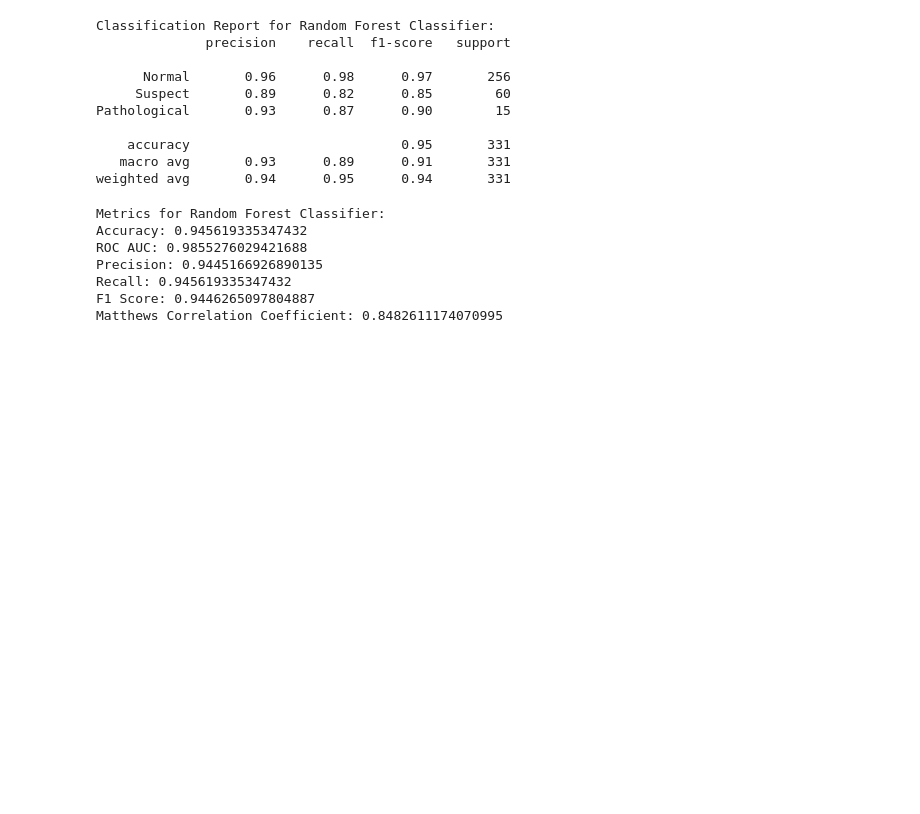
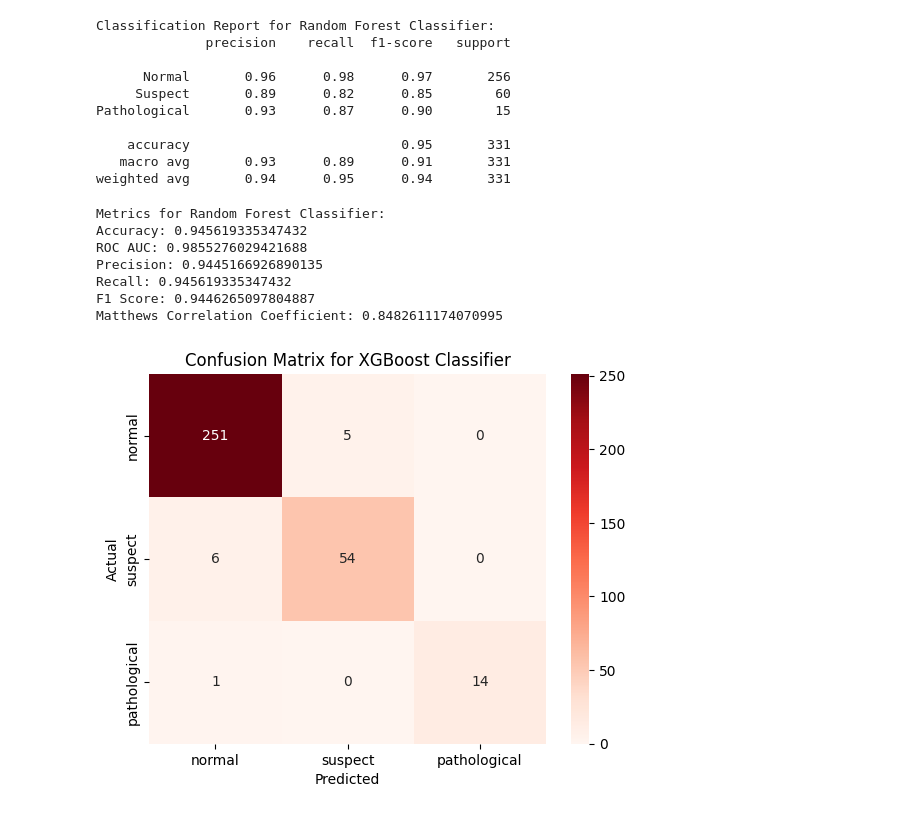
Before and after one commit to pavanblast/ML-Assignment2, a Jupyter notebook: 2025aa05003_MLAssignment2.ipynb, the cells around one changed output. Cells and saved outputs as stored; diff of their text form; code cells hidden in the pictures; blank space fills up the shorter version.

```diff
--- a/2025aa05003_MLAssignment2.ipynb
+++ b/2025aa05003_MLAssignment2.ipynb
@@ -593,28 +583,30 @@ Recall: 0.945619335347432
 F1 Score: 0.9446265097804887
 Matthews Correlation Coefficient: 0.8482611174070995
 # %%
-# XGBClassifier_model = XGBClassifier(
-#     objective='multi:softprob',
-#     num_class=3,
-#     eval_metric='mlogloss'
-#     )
+XGBClassifier_model = XGBClassifier(
+    objective='multi:softprob',
+    num_class=3,
+    eval_metric='mlogloss'
+    )
 
-# XGBClassifier_model.fit(clean_dataset_train, y-1)
-# XGB_Pred = XGBClassifier_model.predict(clean_dataset_test)
-# XGB_Prob = XGBClassifier_model.predict_proba(clean_dataset_test)
+XGBClassifier_model.fit(clean_dataset_train, y-1)
+XGB_Pred = XGBClassifier_model.predict(clean_dataset_test)
+XGB_Prob = XGBClassifier_model.predict_proba(clean_dataset_test)
 # %%
-# cm6 = confusion_matrix(y_test, XGB_Pred+1)
+cm6 = confusion_matrix(y_test, XGB_Pred+1)
 
-# sns.heatmap(cm6,
-#             annot=True,
-#             fmt='d',
-#             cmap='Reds',
-#             xticklabels=['normal','suspect','pathological'],
-#             yticklabels=['normal','suspect','pathological'],
-#             )
+sns.heatmap(cm6,
+            annot=True,
+            fmt='d',
+            cmap='Reds',
+            xticklabels=['normal','suspect','pathological'],
+            yticklabels=['normal','suspect','pathological'],
+            )
 
-# plt.xlabel('Predicted')
-# plt.ylabel('Actual')
-# plt.title('Confusion Matrix for XGBoost Classifier')
-# plt.show()
+plt.xlabel('Predicted')
+plt.ylabel('Actual')
+plt.title('Confusion Matrix for XGBoost Classifier')
+plt.show()
+# %% [output]
+[figure, added]
 # %%
```
Also changed, not shown: parts of 4 cells of this notebook, 2 other files.
